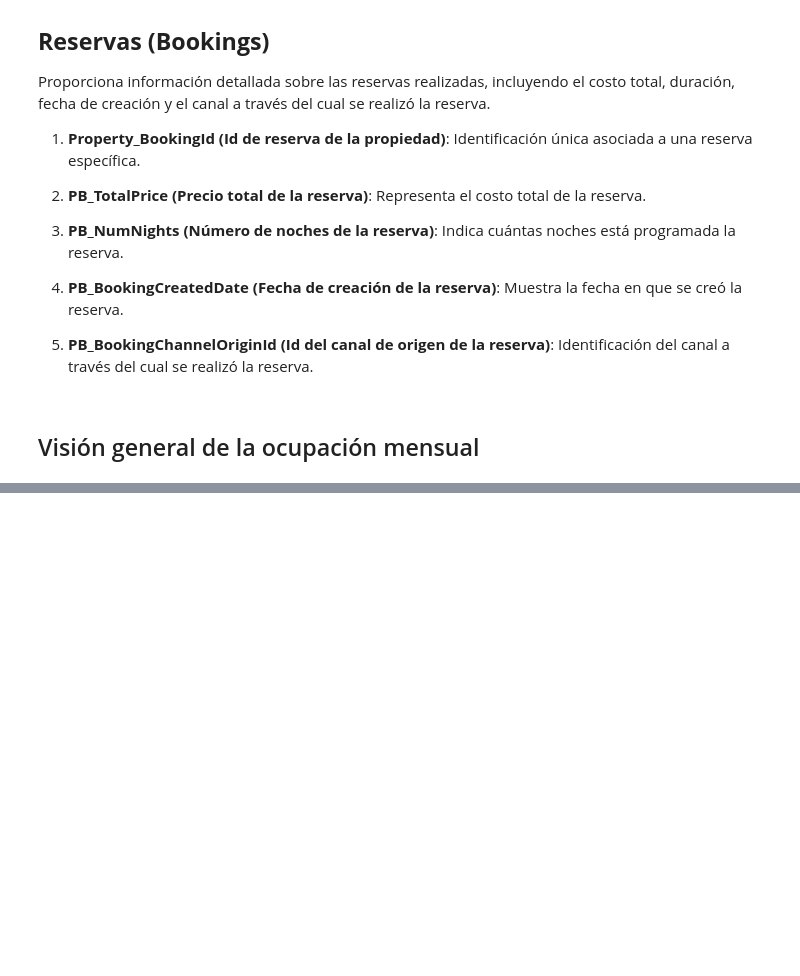
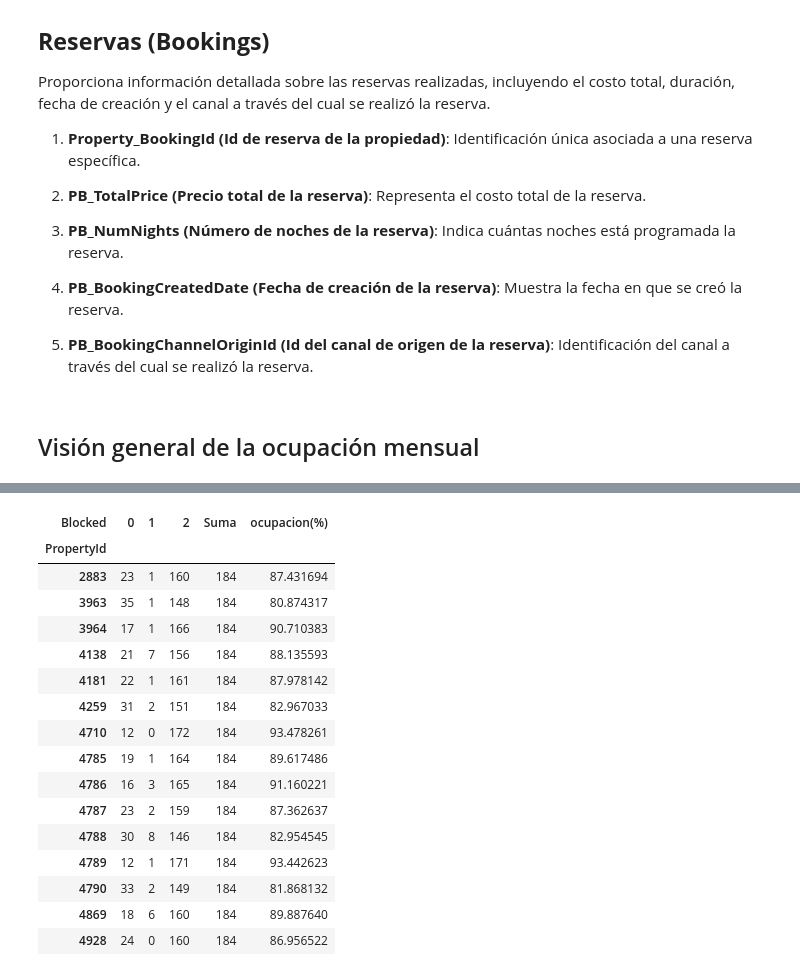
Before and after one commit to davidsosaolea/Stay-Unique, a Jupyter notebook: Gestión de propiedades y reservas.ipynb, the cells around one changed output, grey strips where cells are left out. Drawn from its saved outputs; the diff is of its cells as text; code cells hidden in the pictures; blank space fills up the shorter version.

Commit message:
ocupacion

```diff
--- a/Gestión de propiedades y reservas.ipynb
+++ b/Gestión de propiedades y reservas.ipynb
@@ -114,0 +203,21 @@ Property_BookingId               7725                        19.862186
+# %%
+resumen['ocupacion(%)'] = (resumen[2] / (resumen['Suma'] - resumen[1])) * 100
+resumen.head(15)
+# %% [output]
+| Blocked | 0 | 1 | 2 | Suma | ocupacion(%) |
+| PropertyId |  |  |  |  |  |
+| 2883 | 23 | 1 | 160 | 184 | 87.431694 |
+| 3963 | 35 | 1 | 148 | 184 | 80.874317 |
+| 3964 | 17 | 1 | 166 | 184 | 90.710383 |
+| 4138 | 21 | 7 | 156 | 184 | 88.135593 |
+| 4181 | 22 | 1 | 161 | 184 | 87.978142 |
+| 4259 | 31 | 2 | 151 | 184 | 82.967033 |
+| 4710 | 12 | 0 | 172 | 184 | 93.478261 |
+| 4785 | 19 | 1 | 164 | 184 | 89.617486 |
+| 4786 | 16 | 3 | 165 | 184 | 91.160221 |
+| 4787 | 23 | 2 | 159 | 184 | 87.362637 |
+| 4788 | 30 | 8 | 146 | 184 | 82.954545 |
+| 4789 | 12 | 1 | 171 | 184 | 93.442623 |
+| 4790 | 33 | 2 | 149 | 184 | 81.868132 |
+| 4869 | 18 | 6 | 160 | 184 | 89.887640 |
+| 4928 | 24 | 0 | 160 | 184 | 86.956522 |
```
Also changed, not shown: parts of 18 cells of this notebook, 1 other file.
